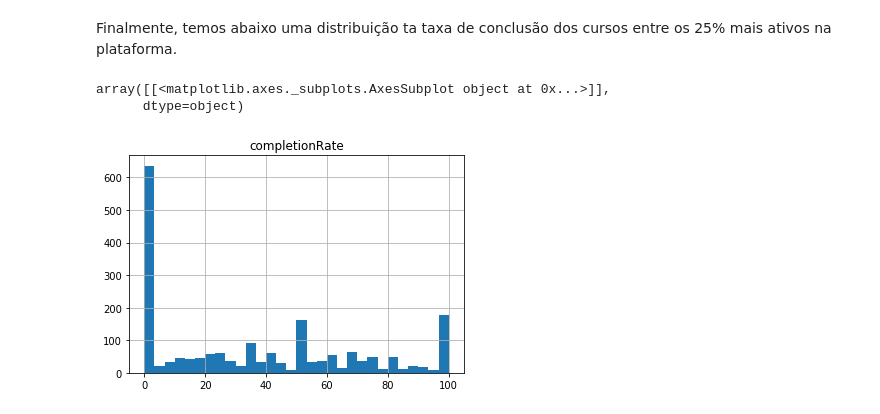
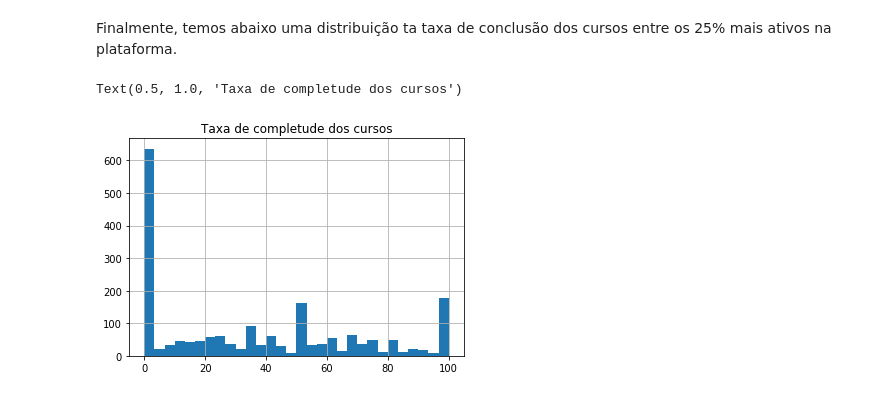
Before and after one commit to jo-nsc/distance-education-2020, a Jupyter notebook: analise_perfil_alunos.ipynb, the cells around one changed output. Cells and saved outputs as stored; diff of their text form; code cells hidden in the pictures.

```diff
--- a/analise_perfil_alunos.ipynb
+++ b/analise_perfil_alunos.ipynb
@@ -156,7 +322,7 @@ teste.head()
 Finalmente, temos abaixo uma distribuição ta taxa de conclusão dos cursos entre os 25% mais ativos na plataforma.
 # %%
 teste.hist(column='completionRate',bins=30)
+plt.title('Taxa de completude dos cursos')
 # %% [output]
-array([[<matplotlib.axes._subplots.AxesSubplot object at 0x...>]],
-      dtype=object)
+Text(0.5, 1.0, 'Taxa de completude dos cursos')
-[figure, old version]
+[figure, new version]
```
Also changed, not shown: parts of 19 cells of this notebook.
